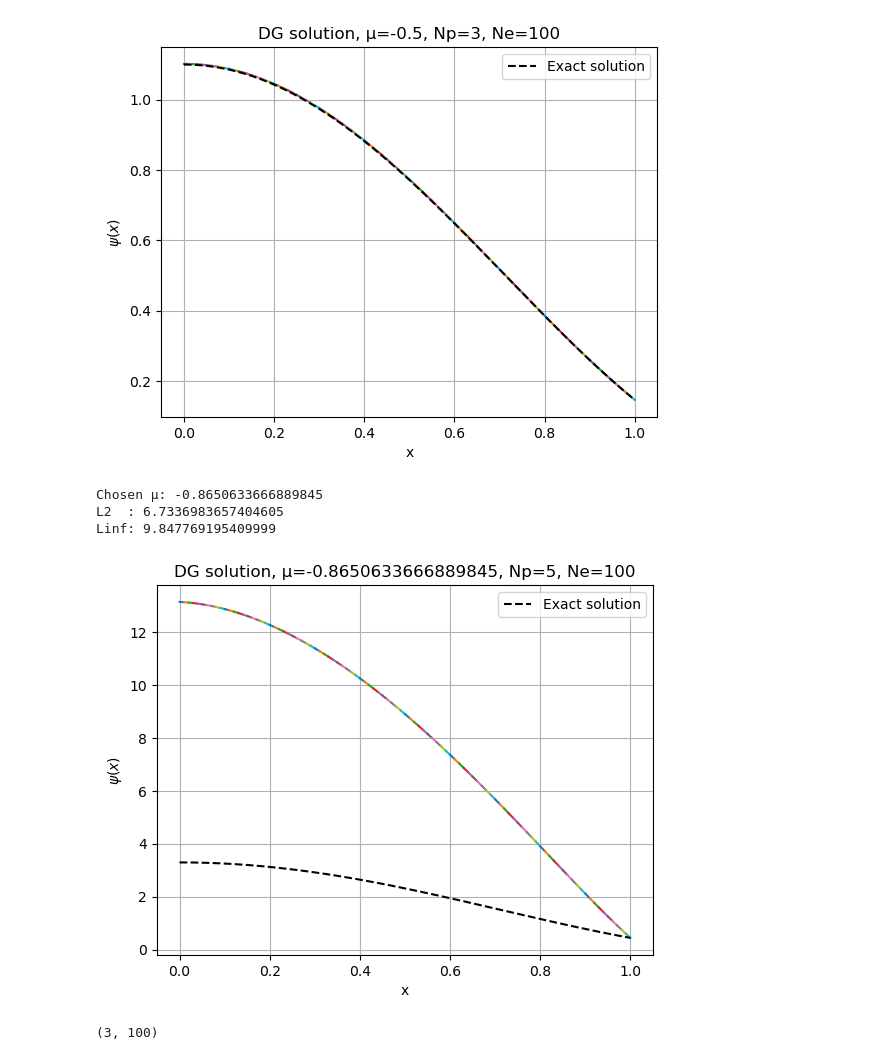
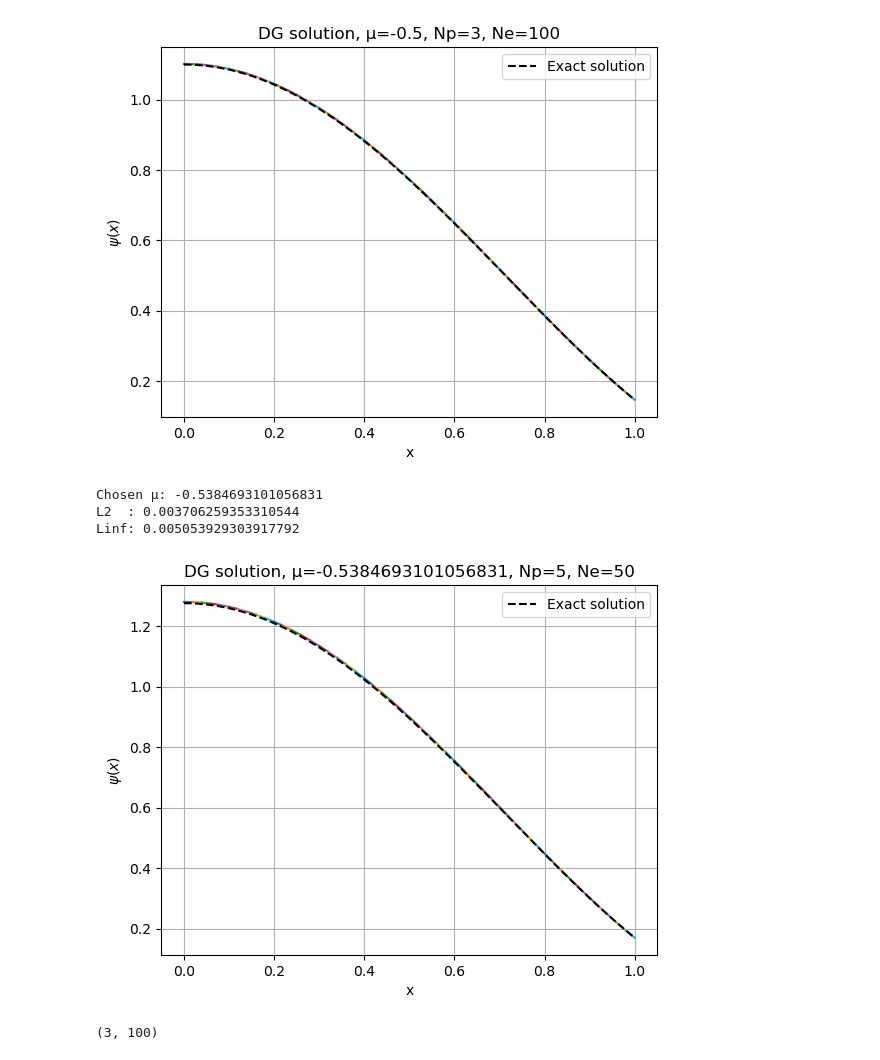
Before and after one commit to jpgallagher1/PIMS-GroupB, a Jupyter notebook: main.ipynb, the cells around one changed output. Cells and saved outputs as stored; diff of their text form; code cells hidden in the pictures.

Commit message:
Fixed point iteration working

```diff
--- a/main.ipynb
+++ b/main.ipynb
@@ -37,38 +37,38 @@ Linf: 0.002205512666996423
 # %%
 # ─── Example usage (Fixed point iteration) ───
 
 # Parameters for the transport problem
 ψ_MMS  = lambda x,μ: (μ**2)*((x**2 +1) + 3.4*np.cos(2*x)) # Manufactured solution
 σ_t    = lambda x: x**2 + 1
 σ_a    = lambda x: x**2 + 1
 ε      = 1
 source = lambda x,μ: (μ**3)/ε * (2*x - 6.8*np.sin(2*x)) + (σ_t(x)/ε**2 * ψ_MMS(x,μ)) \
                    - (σ_t(x)/ε - ε*σ_a(x)) / (3*ε) * ψ_MMS(x,μ)
 inflow = lambda x,μ: ψ_MMS(x,μ)
 
 # Mesh parameters
 Np = 5                      # Legendre polynomials per element (basis size)
 Nμ = 5                      # Legendre polynomials per element (basis size)
 Nt = 5                      # Legendre polynomials per element (basis size)
-xs = np.linspace(0, 1, 101) # Mesh points / element boundaries
+xs = np.linspace(0, 1, 51) # Mesh points / element boundaries
 
 # Solve
 ψ_weights_all, μs = transport_direct_solve_diffusive(σ_t, σ_a, ε, source, inflow, Np, Nμ, Nt, xs)
 μi = 1 # Chosen μ for the error calculation
 μc = μs[μi]
 print("Chosen μ:", μc)
 
 # Print the error in the solution
 print("L2  :",error_Lp(ψ_weights_all[μi,:,:], xs, Np, lambda x: ψ_MMS(x,μc), p=2))
 print("Linf:",error_Lp(ψ_weights_all[μi,:,:], xs, Np, lambda x: ψ_MMS(x,μc), p='inf'))
 
 # Plot numerical solution against the exact solution (MMS)
 plot_solution(ψ_weights_all[μi,:,:], xs, Np, μ=μc, exact_ψ_func=lambda x: ψ_MMS(x,μc))
 # %% [output]
-Chosen μ: -0.8650633666889845
-L2  : 6.7336983657404605
-Linf: 9.847769195409999
+Chosen μ: -0.5384693101056831
+L2  : 0.003706259353310544
+Linf: 0.005053929303917792
-[figure, old version]
+[figure, new version]
 # %%
 ψ_weights.reshape((3,100)).shape
 # %% [output]
```
Also changed, not shown: 1 other file.
